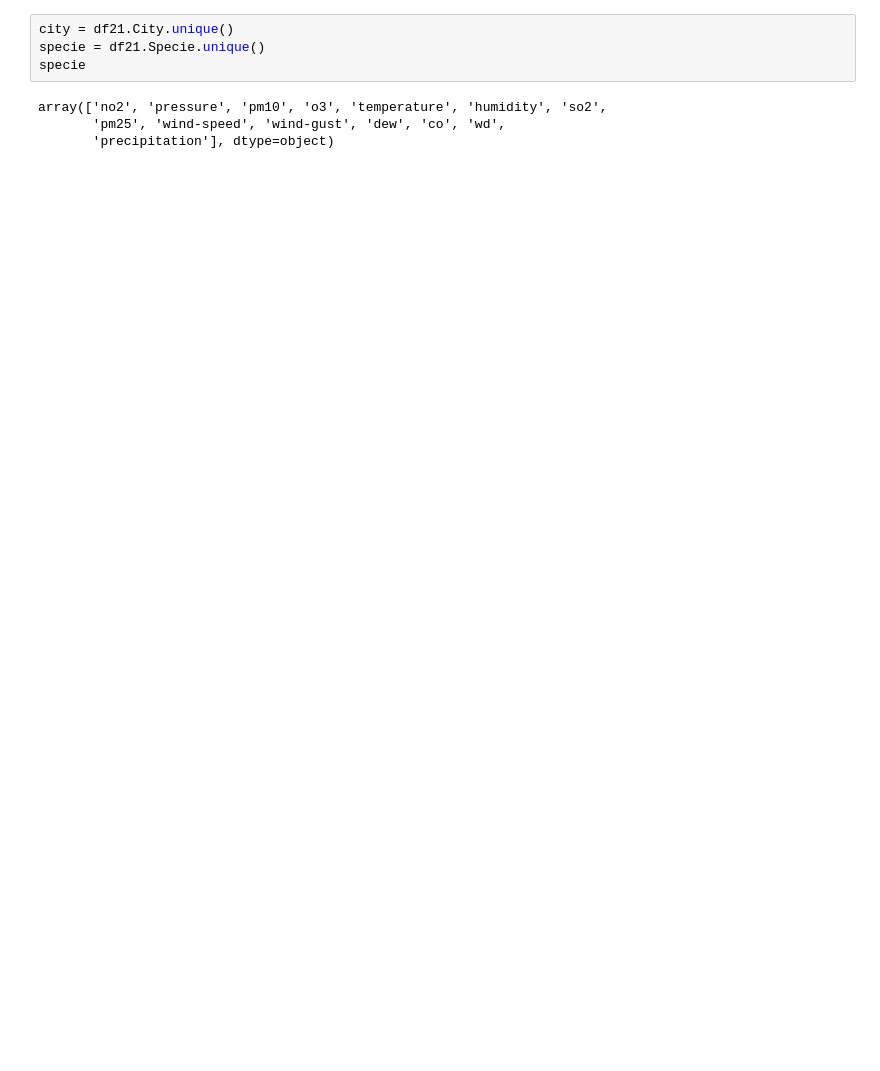
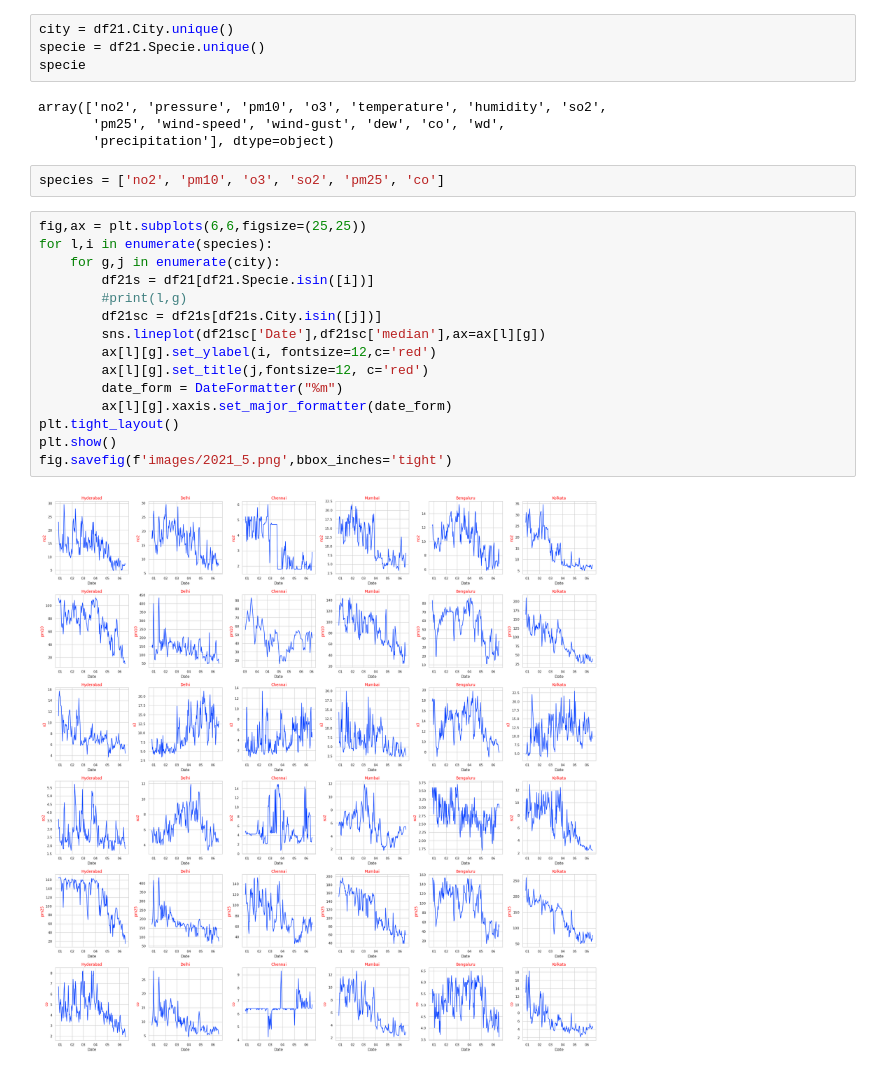
Before and after one commit to algoasylum/ExploringTheUnseen, a Jupyter notebook: code/2021_lineplot.ipynb, the cells around one changed output. Saved outputs shown, nothing was run; the diff lists cells and outputs as text; blank space fills up the shorter version.

```diff
--- a/code/2021_lineplot.ipynb
+++ b/code/2021_lineplot.ipynb
@@ -105,3 +121,22 @@ specie
 array(['no2', 'pressure', 'pm10', 'o3', 'temperature', 'humidity', 'so2',
        'pm25', 'wind-speed', 'wind-gust', 'dew', 'co', 'wd',
        'precipitation'], dtype=object)
+# %%
+species = ['no2', 'pm10', 'o3', 'so2', 'pm25', 'co']
+# %%
+fig,ax = plt.subplots(6,6,figsize=(25,25))
+for l,i in enumerate(species):
+    for g,j in enumerate(city):
+        df21s = df21[df21.Specie.isin([i])]
+        #print(l,g)
+        df21sc = df21s[df21s.City.isin([j])]
+        sns.lineplot(df21sc['Date'],df21sc['median'],ax=ax[l][g])
+        ax[l][g].set_ylabel(i, fontsize=12,c='red')
+        ax[l][g].set_title(j,fontsize=12, c='red')
+        date_form = DateFormatter("%m")
+        ax[l][g].xaxis.set_major_formatter(date_form)
+plt.tight_layout()
+plt.show()
+fig.savefig(f'images/2021_5.png',bbox_inches='tight')
+# %% [output]
+[figure, added]
```
Also changed, not shown: parts of 5 cells of this notebook, 8 other files.
